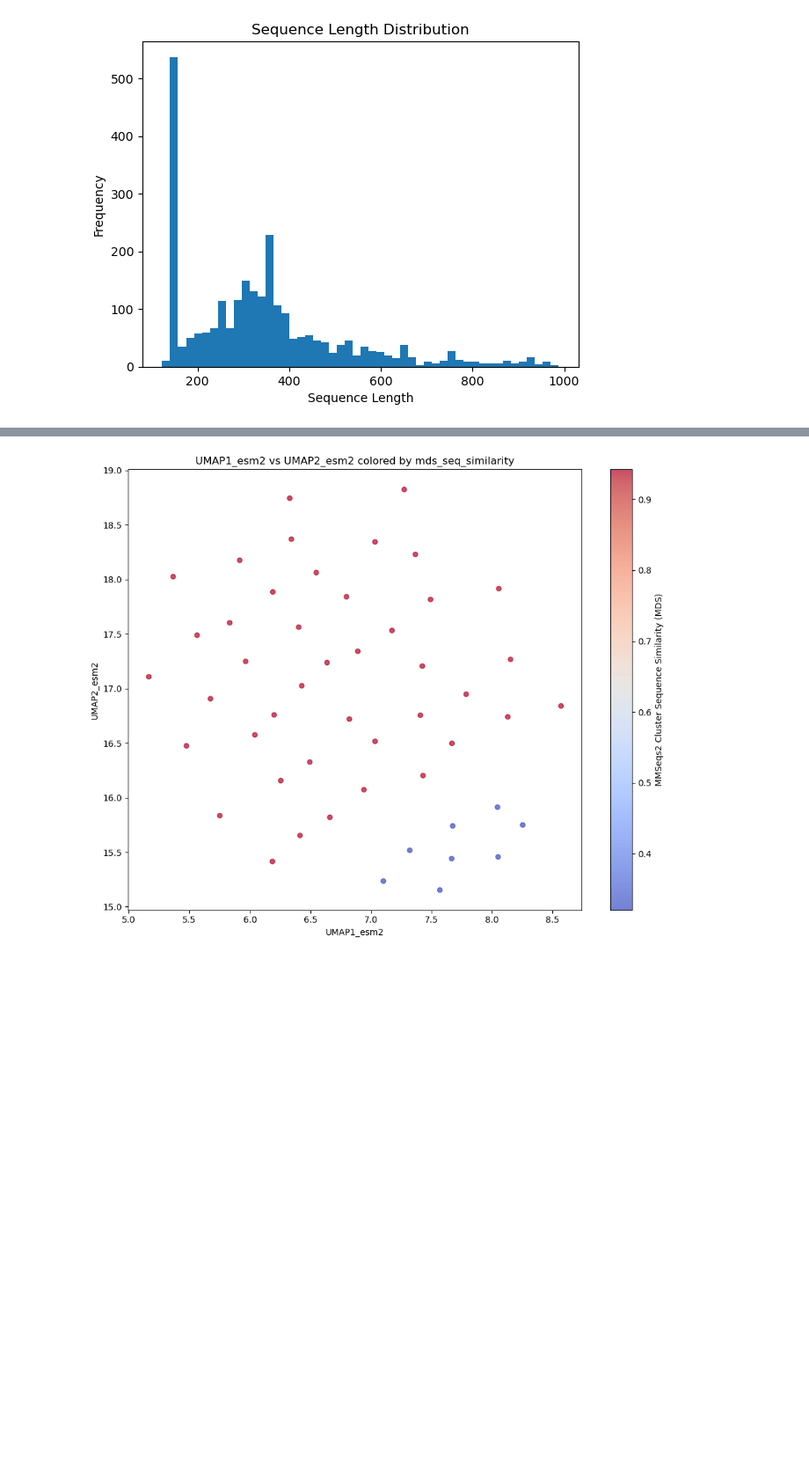
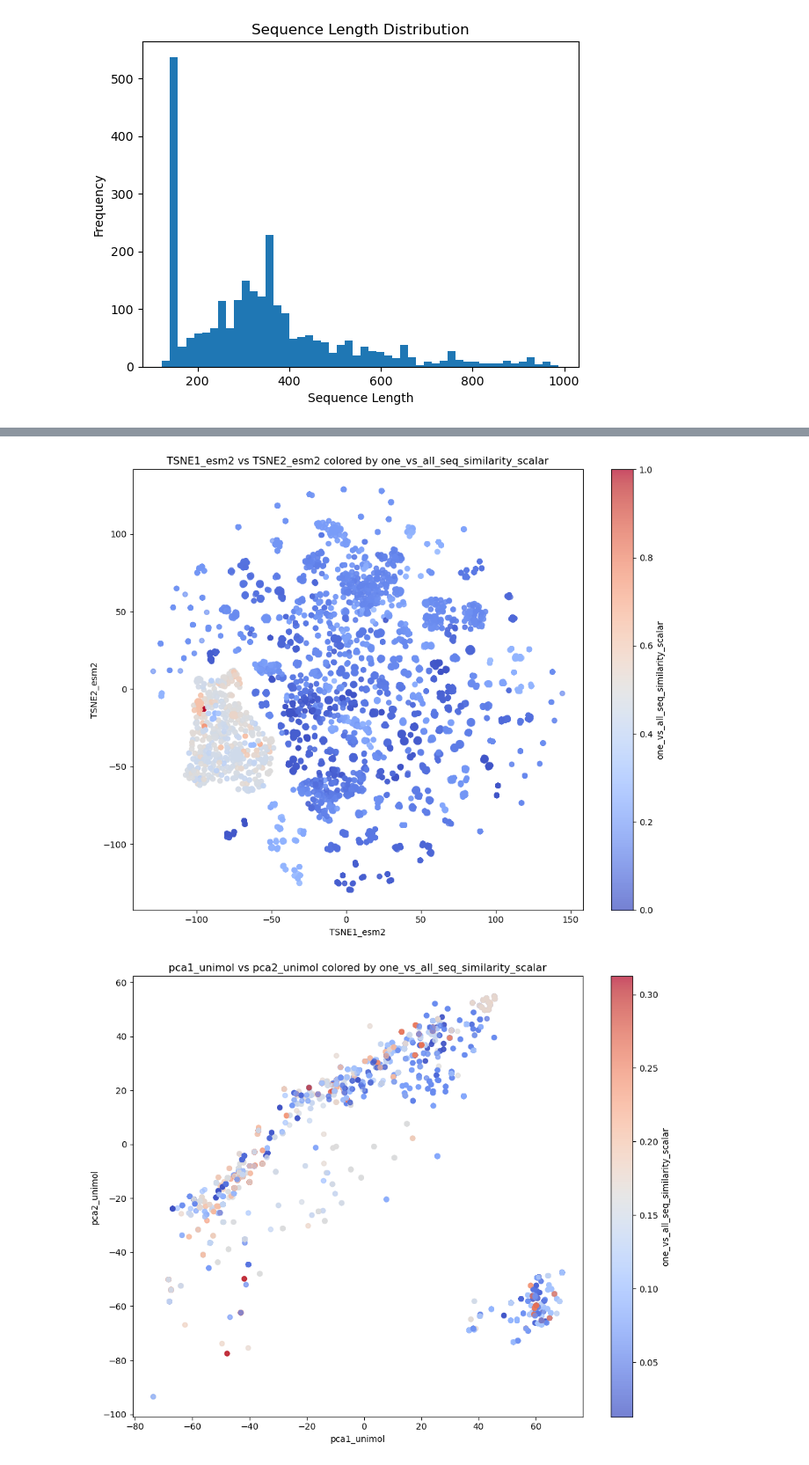
Before and after one commit to HelenSchmid/masterthesis, a Jupyter notebook: manuscript/N3_analyze_promiscuous_esterases.ipynb, the cells around one changed output, grey strips where cells are left out. Shown at 88% size. Cells and saved outputs as stored; diff of their text form; code cells hidden in the pictures; blank space fills up the shorter version.

```diff
--- a/manuscript/N3_analyze_promiscuous_esterases.ipynb
+++ b/manuscript/N3_analyze_promiscuous_esterases.ipynb
@@ -199,9 +248,9 @@ pairwise_cluster_seq_similarity(df_unimol, sequence_col, cluster_col)
 ### Calculate dimensionality reduced ESM2 embeddings
 # %%
 import umap
+import pandas as pd
+import numpy as np
 from sklearn.manifold import TSNE
-
-df_unimol = df_unimol.head(50)
 
 def calculate_dim_reduced_ESM2_embeddings(df, embedding_col = 'embedding', type = 'UMAP'):
     embeddings = np.vstack(df[embedding_col].to_numpy())
@@ -218,4 +267,7 @@ def calculate_dim_reduced_ESM2_embeddings(df, embedding_col = 'embedding', type
         df['TSNE1_esm2'] = tsne_results[:, 0]
         df['TSNE2_esm2'] = tsne_results[:, 1]
 
-calculate_dim_reduced_ESM2_embeddings(df_unimol, embedding_col = 'embedding', type = 't-SNE')
+    return df
+
+df_mmseqs2_esm2_unimol = calculate_dim_reduced_ESM2_embeddings(df_mmseqs2_esm2_unimol, embedding_col = 'embedding', type = 't-SNE')
+#df_mmseqs2_esm2_unimol = calculate_dim_reduced_ESM2_embeddings(df_mmseqs2_esm2_unimol, embedding_col = 'embedding', type = 'UMAP')
@@ -407,5 +438,5 @@ def get_molecular_properties(smiles, include_name=False):
     return properties
 
 
-properties_df = df_unimol['substrates_split'].apply(get_molecular_properties).apply(pd.Series)
-df_unimol = pd.concat([df_unimol, properties_df], axis=1)
+properties_df = df_mmseqs2_esm2_unimol['substrates_split'].apply(get_molecular_properties).apply(pd.Series)
+df_mmseqs2_esm2_unimol = pd.concat([df_mmseqs2_esm2_unimol, properties_df], axis=1)
@@ -456,17 +504,20 @@ Number of unique clusters: 2
 # %%
 def plot_embedding_colored_by_property(df, x='UMAP1_esm2', y='UMAP2_esm2', color_by='mds1'):
     """
     Plot UMAP/t-SNE/PCA reduced embeddings colored by mmseqs2 cluster sequence similarity.
     """
     plt.figure(figsize=(10, 8))
     scatter = plt.scatter(df[x], df[y], c=df[color_by], cmap='coolwarm', s=30, alpha=0.7)
     plt.xlabel(x)
     plt.ylabel(y)
     plt.title(f'{x} vs {y} colored by {color_by}')
-    plt.colorbar(scatter, label='MMSeqs2 Cluster Sequence Similarity (MDS)')
+    plt.colorbar(scatter, label=color_by)
     plt.tight_layout()
     plt.show()
 
-plot_embedding_colored_by_property(df_unimol, x='UMAP1_esm2', y='UMAP2_esm2', color_by='mds_seq_similarity')
+plot_embedding_colored_by_property(df_mmseqs2_esm2_unimol, x='TSNE1_esm2', y='TSNE2_esm2', color_by='one_vs_all_seq_similarity_scalar')
+plot_embedding_colored_by_property(df_mmseqs2_esm2_unimol, x='pca1_unimol', y='pca2_unimol', color_by='one_vs_all_seq_similarity_scalar')
+plot_embedding_colored_by_property(df_mmseqs2_esm2_unimol, x='pca1_unimol', y='pca2_unimol', color_by='TSNE1_esm2')
 # %% [output]
-[figure, old version]
+[figure, new version]
+[figure, added]
```
Also changed, not shown: parts of 21 cells of this notebook, 10 other files.
